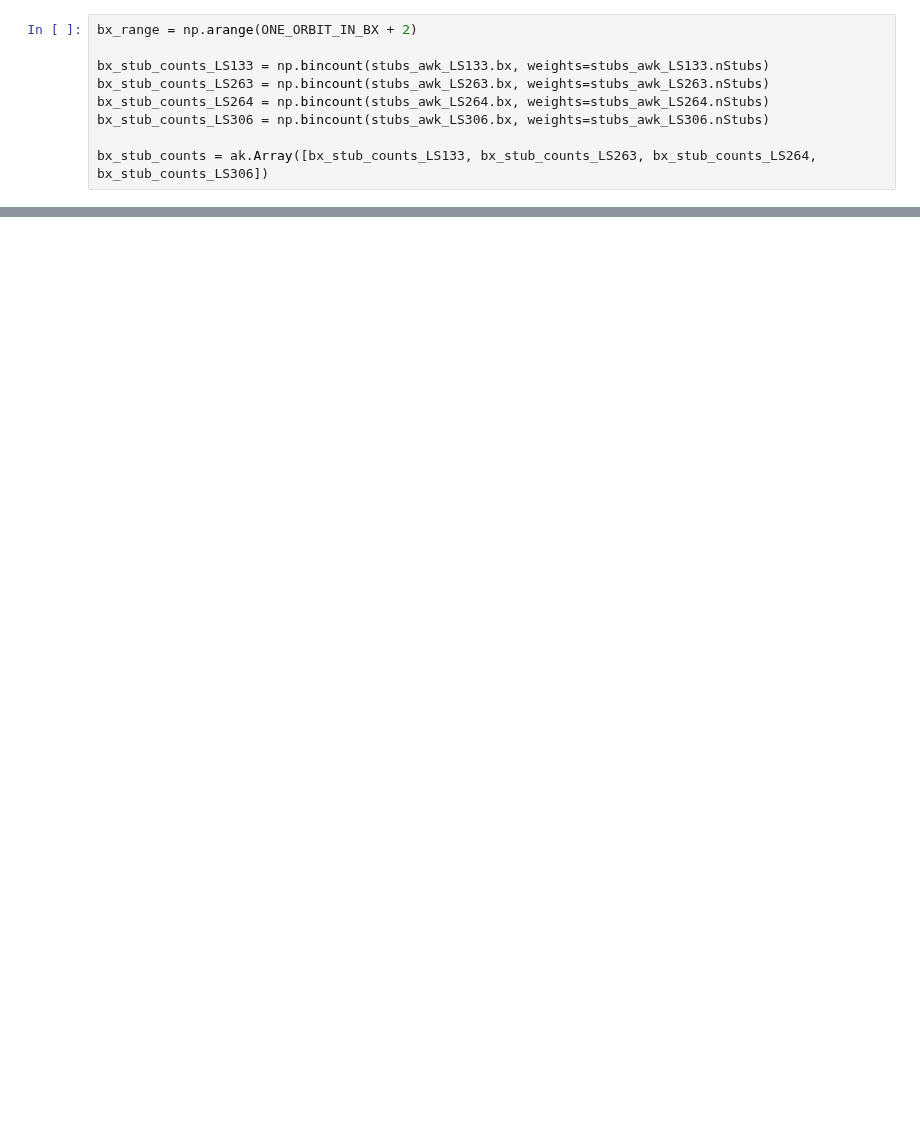
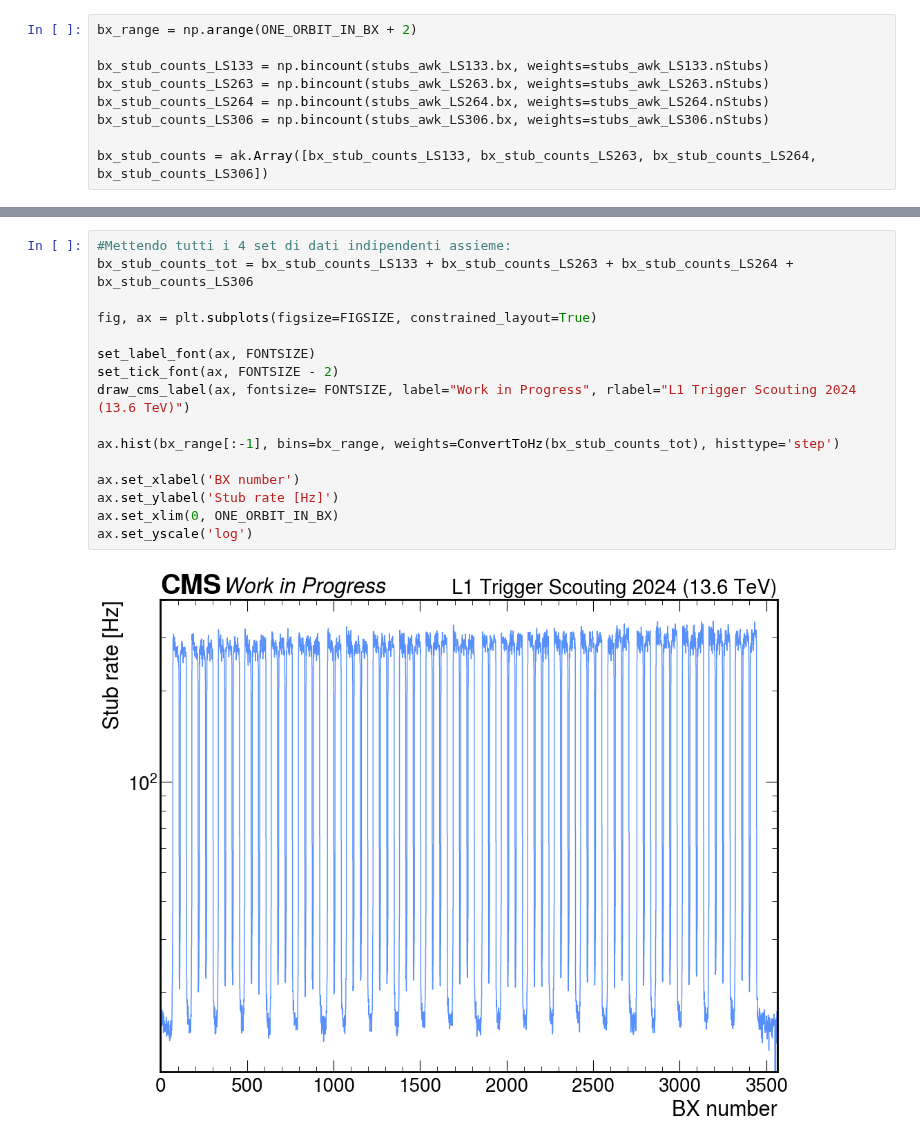
Before and after one commit to francescoreschio/Tesi-Triennale, a Jupyter notebook: Codice/Stubs.ipynb, the cells around one changed output, grey strips where cells are left out. Drawn from its saved outputs; the diff is of its cells as text; blank space fills up the shorter version.

```diff
--- a/Codice/Stubs.ipynb
+++ b/Codice/Stubs.ipynb
@@ -57,0 +103,18 @@ ax.set_yscale('log')
+# %%
+#Mettendo tutti i 4 set di dati indipendenti assieme:
+bx_stub_counts_tot = bx_stub_counts_LS133 + bx_stub_counts_LS263 + bx_stub_counts_LS264 + bx_stub_counts_LS306
+
+fig, ax = plt.subplots(figsize=FIGSIZE, constrained_layout=True)
+
+set_label_font(ax, FONTSIZE)
+set_tick_font(ax, FONTSIZE - 2)
+draw_cms_label(ax, fontsize= FONTSIZE, label="Work in Progress", rlabel="L1 Trigger Scouting 2024 (13.6 TeV)")
+
+ax.hist(bx_range[:-1], bins=bx_range, weights=ConvertToHz(bx_stub_counts_tot), histtype='step')
+
+ax.set_xlabel('BX number')
+ax.set_ylabel('Stub rate [Hz]')
+ax.set_xlim(0, ONE_ORBIT_IN_BX)
+ax.set_yscale('log')
+# %% [output]
+[figure, added]
```
Also changed, not shown: parts of 11 cells of this notebook, 4 other files.
